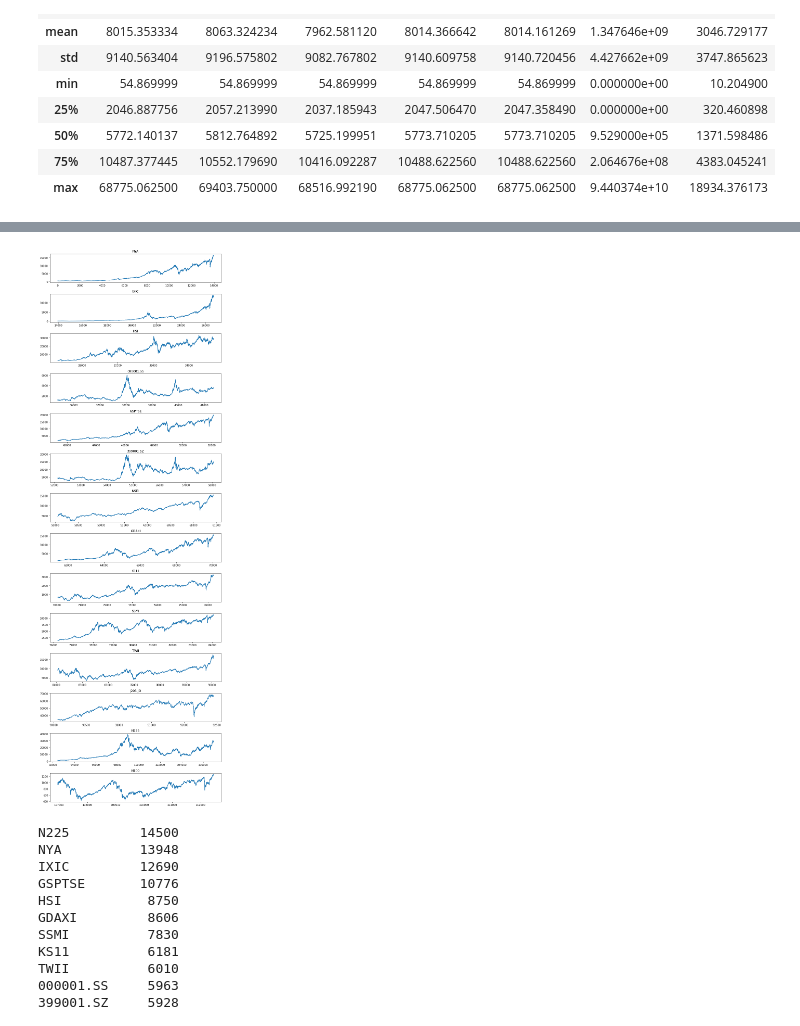
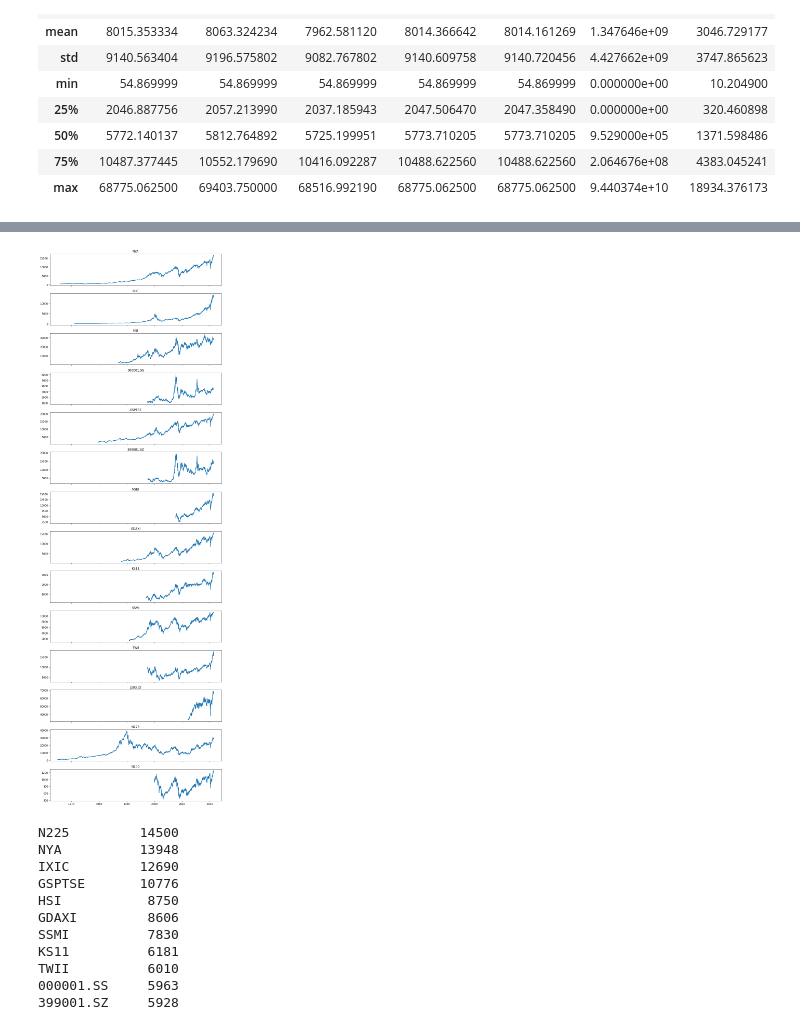
Before and after one commit to tathagatsathe/kaggle, a Jupyter notebook: stock-exchange-data.ipynb, the cells around one changed output, grey strips where cells are left out. Drawn from its saved outputs; the diff is of its cells as text; code cells hidden in the pictures.

Commit message:
Kaggle Notebook | Stock-exchange-data | Version 2

```diff
--- a/stock-exchange-data.ipynb
+++ b/stock-exchange-data.ipynb
@@ -22,7 +22,7 @@ for dirname, _, filenames in os.walk('/kaggle/input'):
 /kaggle/input/stock-exchange-data/indexData.csv
 /kaggle/input/stock-exchange-data/indexInfo.csv
 # %%
-data1 = pd.read_csv('../input/stock-exchange-data/indexData.csv')
+data1 = pd.read_csv('../input/stock-exchange-data/indexData.csv',parse_dates=['Date'])
 data1.head()
 # %% [output]
 |  | Index | Date | Open | High | Low | Close | Adj Close | Volume |
@@ -122,12 +126,12 @@ uniqueIndex = data1['Index'].unique()
 # %%
-fig, ax = plt.subplots(len(uniqueIndex),figsize=(10,30))
+fig, ax = plt.subplots(len(uniqueIndex),figsize=(10,30),sharex=True)
 for i,index in enumerate(uniqueIndex):
-    ax[i].plot(data1.loc[data1['Index']==index,'Open'])
+    ax[i].plot(data1.loc[data1['Index']==index,'Date'],data1.loc[data1['Index']==index,'Open'])
     ax[i].title.set_text(index)
 
 fig.tight_layout()
 # %% [output]
-[figure, old version]
+[figure, new version]
 # %%
 data1['Index'].value_counts()
 # %% [output]
```
Also changed, not shown: parts of 3 cells of this notebook.
